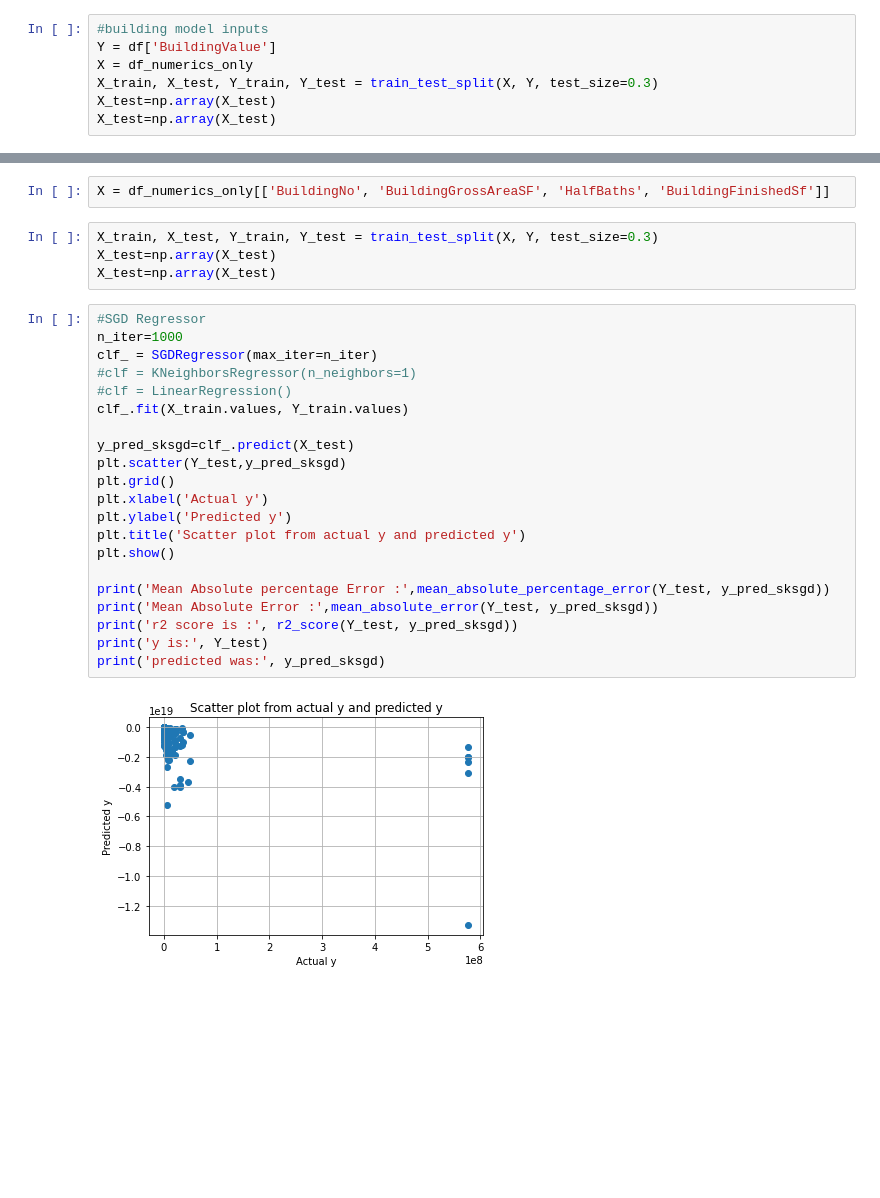
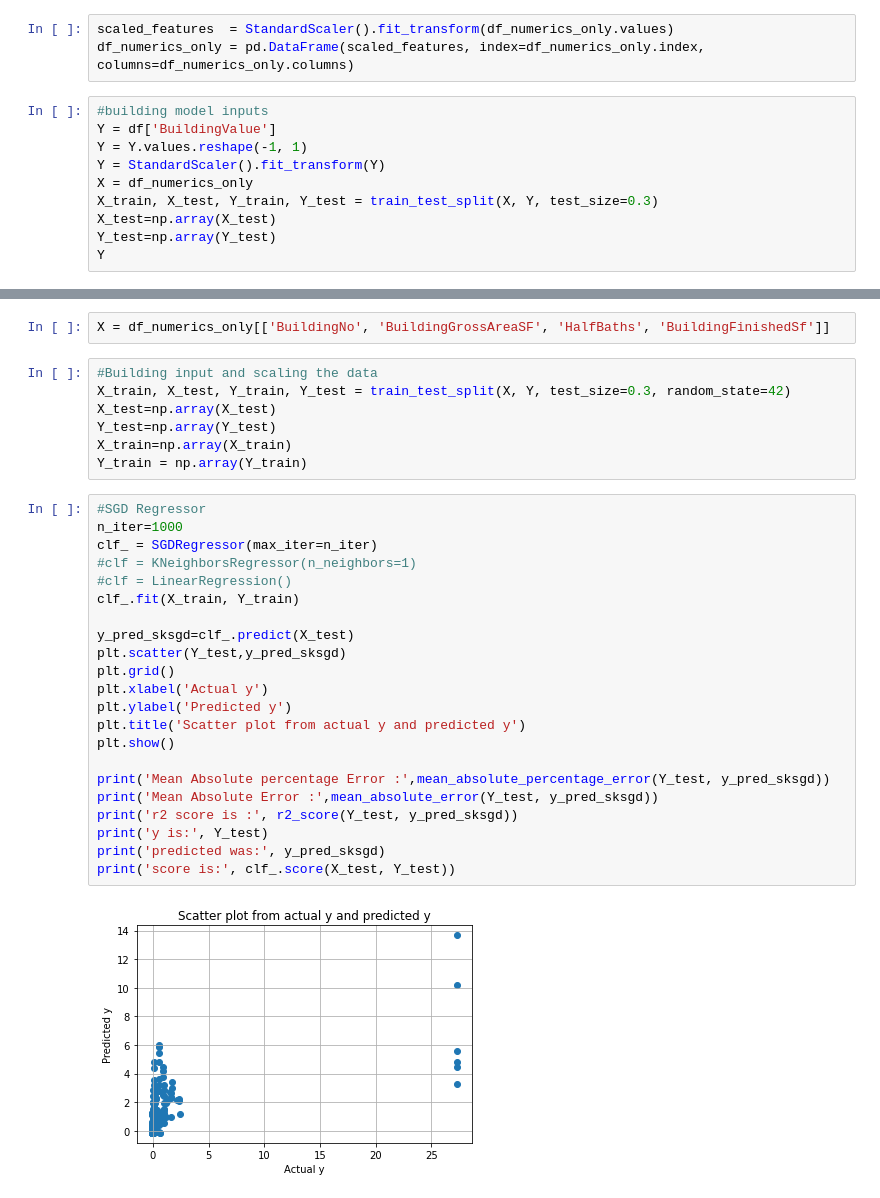
Before and after one commit to samp3209/MachineLearning, a Jupyter notebook: MLFinalProject.ipynb, the cells around one changed output, grey strips where cells are left out. Saved outputs shown, nothing was run; the diff lists cells and outputs as text; blank space fills up the shorter version.

```diff
--- a/MLFinalProject.ipynb
+++ b/MLFinalProject.ipynb
@@ -307,10 +256,16 @@ dtype: float64
 # %%
 #filling nans with the average
 df_numerics_only['LastSaleAmount'] = df_numerics_only['LastSaleAmount'].fillna(454221)
+# %%
+scaled_features  = StandardScaler().fit_transform(df_numerics_only.values)
+df_numerics_only = pd.DataFrame(scaled_features, index=df_numerics_only.index, columns=df_numerics_only.columns)
 # %%
 #building model inputs
 Y = df['BuildingValue']
+Y = Y.values.reshape(-1, 1)
+Y = StandardScaler().fit_transform(Y)
 X = df_numerics_only
 X_train, X_test, Y_train, Y_test = train_test_split(X, Y, test_size=0.3)
 X_test=np.array(X_test)
-X_test=np.array(X_test)
+Y_test=np.array(Y_test)
+Y
@@ -415,29 +355,33 @@ Name: BuildingValue, dtype: float64
 # %%
 X = df_numerics_only[['BuildingNo', 'BuildingGrossAreaSF', 'HalfBaths', 'BuildingFinishedSf']]
 # %%
-X_train, X_test, Y_train, Y_test = train_test_split(X, Y, test_size=0.3)
+#Building input and scaling the data
+X_train, X_test, Y_train, Y_test = train_test_split(X, Y, test_size=0.3, random_state=42)
 X_test=np.array(X_test)
-X_test=np.array(X_test)
+Y_test=np.array(Y_test)
+X_train=np.array(X_train)
+Y_train = np.array(Y_train)
 # %%
 #SGD Regressor
 n_iter=1000
 clf_ = SGDRegressor(max_iter=n_iter)
 #clf = KNeighborsRegressor(n_neighbors=1)
 #clf = LinearRegression()
-clf_.fit(X_train.values, Y_train.values)
+clf_.fit(X_train, Y_train)
 
 y_pred_sksgd=clf_.predict(X_test)
 plt.scatter(Y_test,y_pred_sksgd)
 plt.grid()
 plt.xlabel('Actual y')
 plt.ylabel('Predicted y')
 plt.title('Scatter plot from actual y and predicted y')
 plt.show()
 
 print('Mean Absolute percentage Error :',mean_absolute_percentage_error(Y_test, y_pred_sksgd))
 print('Mean Absolute Error :',mean_absolute_error(Y_test, y_pred_sksgd))
 print('r2 score is :', r2_score(Y_test, y_pred_sksgd))
 print('y is:', Y_test)
 print('predicted was:', y_pred_sksgd)
+print('score is:', clf_.score(X_test, Y_test))
 # %% [output]
-[figure, old version]
+[figure, new version]
```
Also changed, not shown: parts of 23 cells of this notebook.
